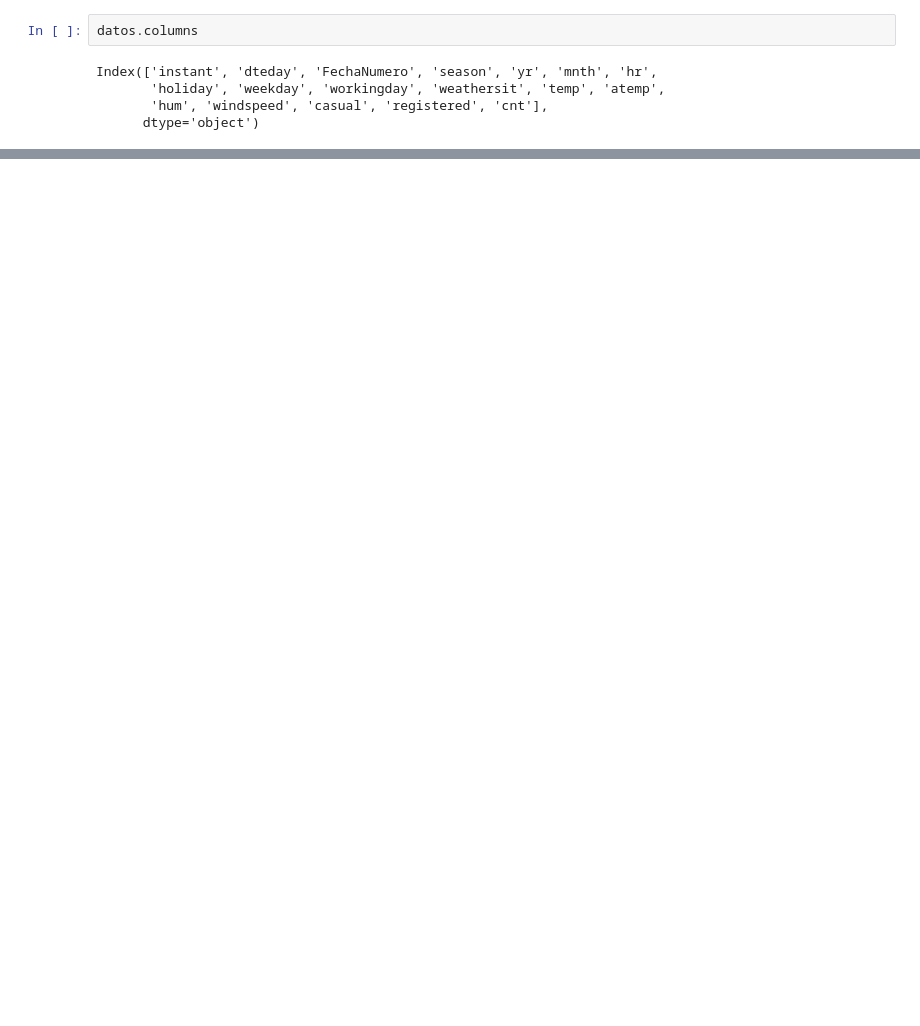
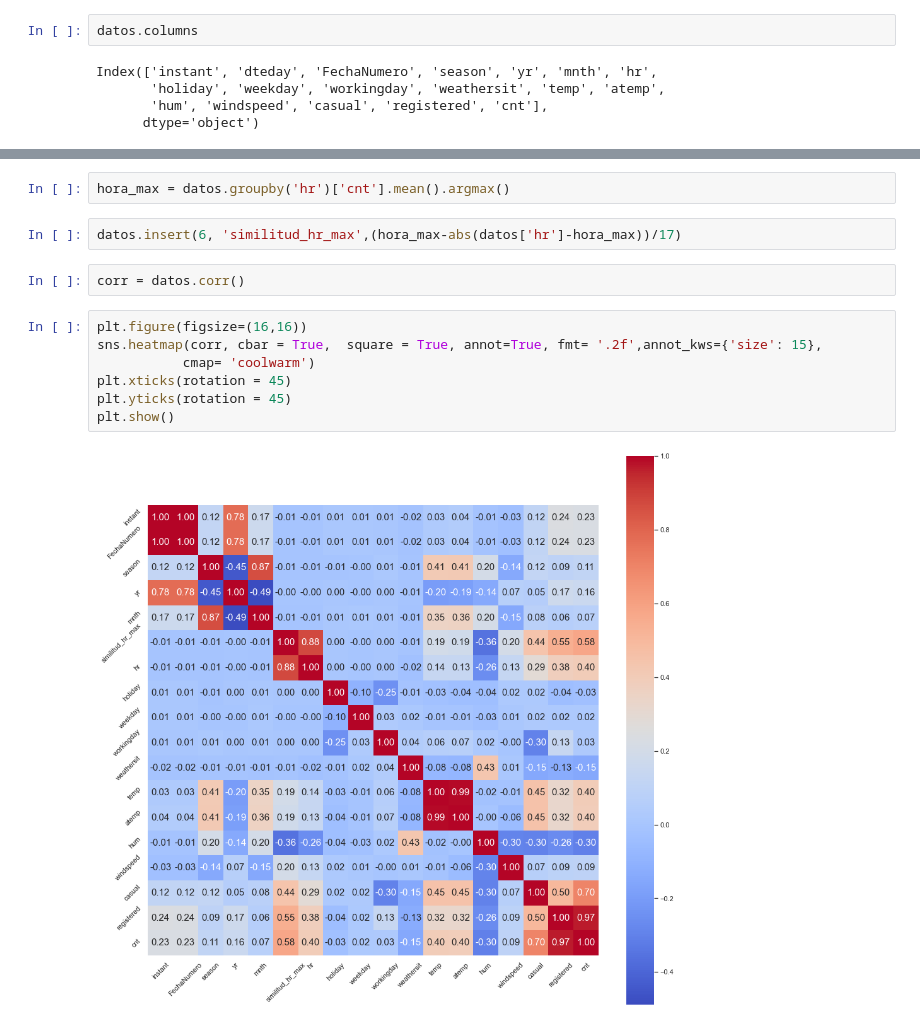
Before and after one commit to FernandoAleisy/Datathon, a Jupyter notebook: Predcciones_rentas_bicicletas.ipynb, the cells around one changed output, grey strips where cells are left out. Saved outputs shown, nothing was run; the diff lists cells and outputs as text; blank space fills up the shorter version.

```diff
--- a/Predcciones_rentas_bicicletas.ipynb
+++ b/Predcciones_rentas_bicicletas.ipynb
@@ -97,0 +153,15 @@ RMSE
+# %%
+hora_max = datos.groupby('hr')['cnt'].mean().argmax()
+# %%
+datos.insert(6, 'similitud_hr_max',(hora_max-abs(datos['hr']-hora_max))/17)
+# %%
+corr = datos.corr()
+# %%
+plt.figure(figsize=(16,16))
+sns.heatmap(corr, cbar = True,  square = True, annot=True, fmt= '.2f',annot_kws={'size': 15},
+           cmap= 'coolwarm')
+plt.xticks(rotation = 45)
+plt.yticks(rotation = 45)
+plt.show()
+# %% [output]
+[figure, added]
```
Also changed, not shown: parts of 29 cells of this notebook, 1 other file.
